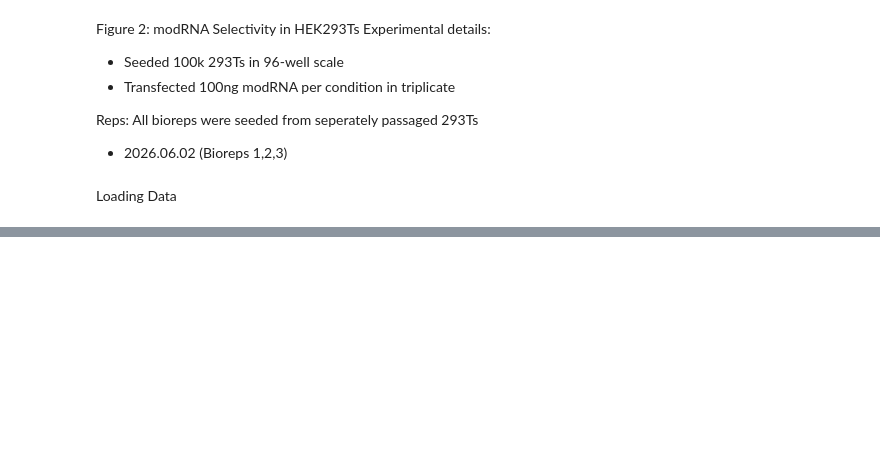
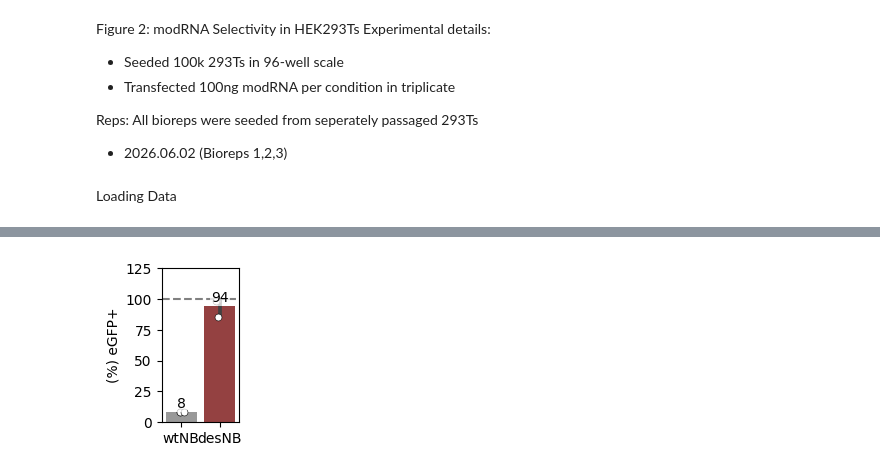
Before and after one commit to GallowayLabMIT/dasit_manuscript, a Jupyter notebook: Figure_2/Figure_2_fluorescent_selectivity_modRNA.ipynb, the cells around one changed output, grey strips where cells are left out. Cells and saved outputs as stored; diff of their text form; code cells hidden in the pictures; blank space fills up the shorter version.

```diff
--- a/Figure_2/Figure_2_fluorescent_selectivity_modRNA.ipynb
+++ b/Figure_2/Figure_2_fluorescent_selectivity_modRNA.ipynb
@@ -43,0 +71,20 @@ display(data)
+# %%
+untransfected = data[(data['condition'] == 'UT')]
+# Or use the percentile gating
+iRFP_gate_quantile = untransfected['iRFP670-H'].quantile(0.99)
+eGFP_gate = 8000
+mRuby2_gate = 1000
+
+# # Gating on co-transfection marker
+data_gated = data[data['iRFP670-H'] > iRFP_gate_quantile]
+data_eGFP = data[data['EGFP-H'] > eGFP_gate]
+# %%
+mRuby2_gated = data[data['mRuby2-H'] > mRuby2_gate].copy()
+mRuby2_gated['eGFP_cat'] = np.where(mRuby2_gated['EGFP-H'] > eGFP_gate, 'eGFP+', 'eGFP-')
+# %%
+well_group = ['condition','biorep']
+count_df = mRuby2_gated.groupby(['condition', 'biorep','eGFP_cat'])[
+    'FSC-A'].count().unstack(fill_value=0).stack().rename('count')
+percent_small_data_1_mRuby2 = (count_df*100/count_df.groupby(well_group ).transform('sum')).reset_index(name='percent')
+count_small_data_1_mRuby2 = count_df.reset_index()
+display(percent_small_data_1_mRuby2)
@@ -43,0 +109,57 @@ display(data)
+# %%
+# General plotting params
+x = 'condition'
+y = 'percent'
+
+# Conditions
+order = ['wtNb-mR2-iRFP', 'desNb-mR2-iRFP']
+eGFP_cat = 'eGFP+'
+
+df = percent_small_data_1_mRuby2.loc[percent_small_data_1_mRuby2['eGFP_cat'] == eGFP_cat]
+
+palette = {
+    'desNb-mR2-iRFP': 'darkred',
+    'wtNb-mR2-iRFP': 'grey'
+}
+fig, ax = plt.subplots(1, 1, figsize=(1,2))
+
+# Plot hyperP percent of all cells
+sns.barplot(
+    ax=ax, data=df,
+    x=x, y=y,
+    order=order,
+    palette=palette,
+    alpha=0.8)
+
+sns.stripplot(
+    ax=ax, data=df,
+    x=x, y=y,
+    order=order,
+    dodge=True,
+    color='white', size=5,
+    edgecolor='black', linewidth=0.4,)
+
+
+
+lmap = {
+    'wtNb-mR2-iRFP': 'wtNB',
+    'desNb-mR2-iRFP': 'desNB'
+}
+ax.set_xticklabels([lmap[cond] for cond in order])
+ax.set_ylim((0, 125))
+plt.axhline(y=100, color='grey', linestyle= '--')
+ax.yaxis.set_label_text('(%) eGFP+')
+# ax.set_title('mRuby2+ | 4 dpi (Lenti) | new plasmids')
+ax.set_xlabel('')
+
+# Add barplot labels
+for sub_ax in plt.gcf().get_axes():
+    for i in sub_ax.containers:
+        bar_labels = sub_ax.bar_label(i, fmt='%0.0f', padding=1)
+        for label in bar_labels:
+            label.set_bbox(dict(facecolor='white', alpha=0.75, linewidth=0, pad=1))
+
+plottitle = 'Figure_2C_modRNA.svg'
+plt.savefig(rd.outfile(output/plottitle),bbox_inches='tight')
+# %% [output]
+[figure, added]
```
Also changed, not shown: parts of 6 cells of this notebook, 4 other files.
